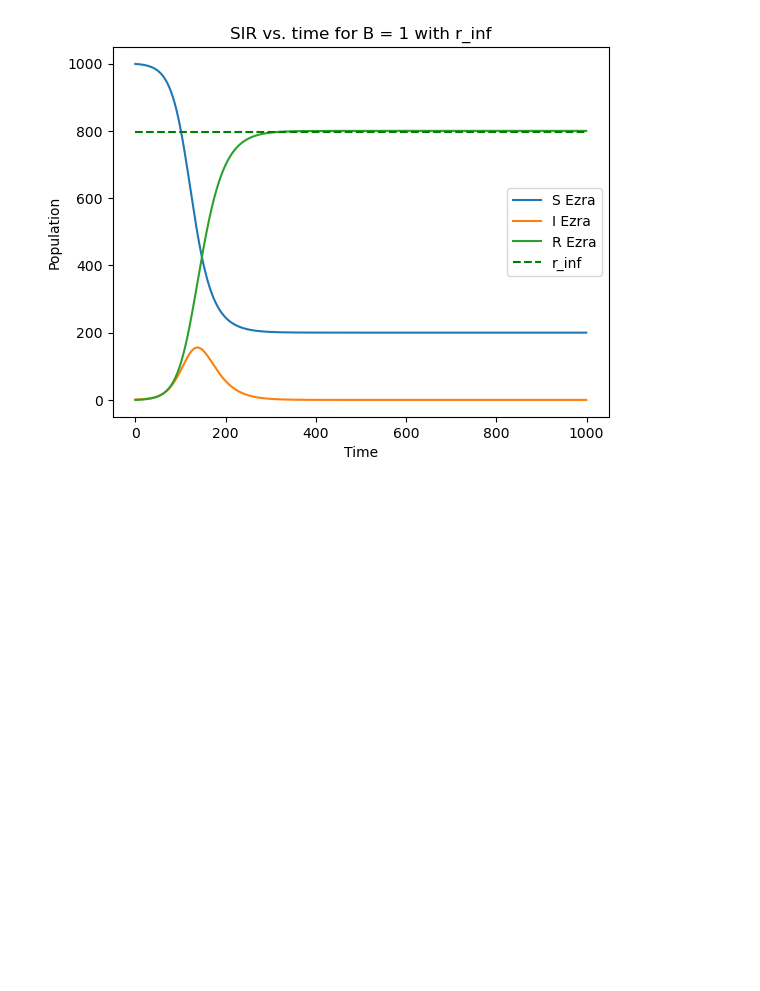
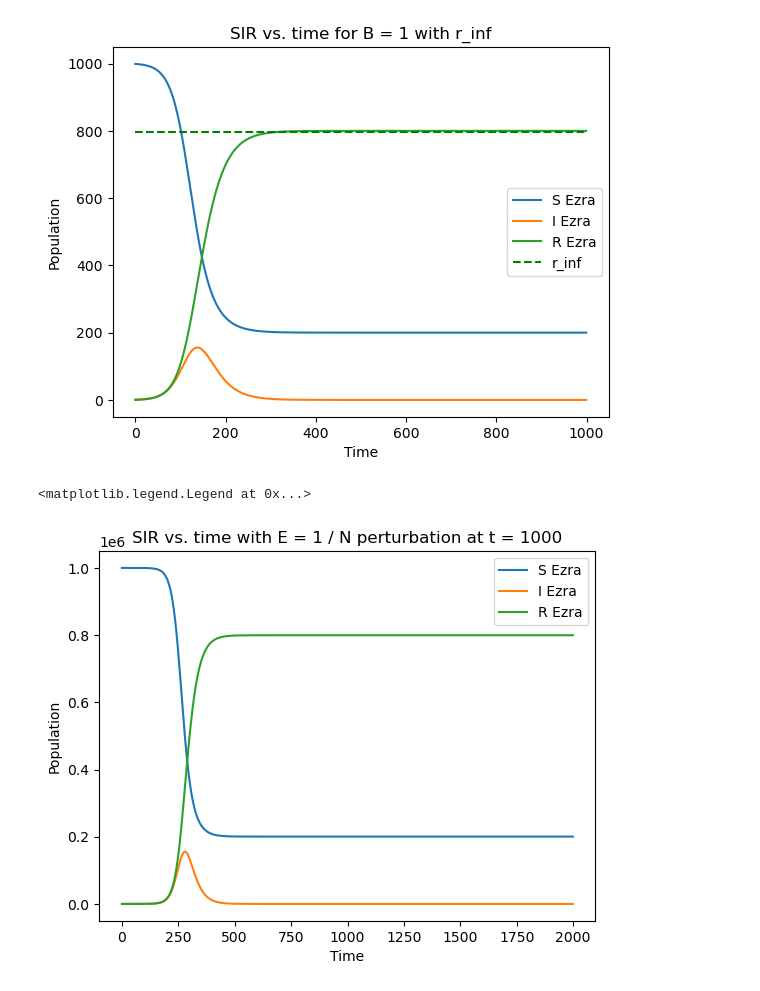
Before and after one commit to Weible7/CSCI4830_HW1, a Jupyter notebook: CSCI4830_HW1.ipynb, the cells around one changed output. Cells and saved outputs as stored; diff of their text form; code cells hidden in the pictures; blank space fills up the shorter version.

```diff
--- a/CSCI4830_HW1.ipynb
+++ b/CSCI4830_HW1.ipynb
@@ -260,5 +260,48 @@ plt.legend()
 # %% [output]
 <matplotlib.legend.Legend at 0x...>
 [figure]
+# %%
+N = 10 ** 6
+I0 = 1
+S0 = N - I0
+t = 0
+deltat = 0.1
+G = 0.5
+B1 = 1
+S1 = []
+I1 = []
+R1 = []
+time = []
+S1.append(S0)
+I1.append(I0)
+R1.append(0)
+time.append(0)
+t = 1
+
+while t < 1000:
+    S1.append(S1[t-1] + deltat * (-B1 * S1[t-1] * I1[t-1] / N))
+    I1.append(I1[t-1] + deltat * (B1 * S1[t-1] * I1[t-1] / N - G * I1[t-1]))
+    R1.append(R1[t-1] + deltat * (G * I1[t-1]))
+    time.append(t)
+    t += 1
+
+I1[t-1] = I1[t-1] + 1 / N
+while t < 2000:
+    S1.append(S1[t-1] + deltat * (-B1 * S1[t-1] * I1[t-1] / N))
+    I1.append(I1[t-1] + deltat * (B1 * S1[t-1] * I1[t-1] / N - G * I1[t-1]))
+    R1.append(R1[t-1] + deltat * (G * I1[t-1]))
+    time.append(t)
+    t += 1
+
+plt.plot(time, S1, label = 'S Ezra')
+plt.plot(time, I1, label = 'I Ezra')
+plt.plot(time, R1, label = 'R Ezra')
+plt.xlabel('Time')
+plt.ylabel('Population')
+plt.title('SIR vs. time with E = 1 / N perturbation at t = 1000')
+plt.legend()
+# %% [output]
+<matplotlib.legend.Legend at 0x...>
+[figure, added]
 # %%
 ! pwd #shows current working directory
```
